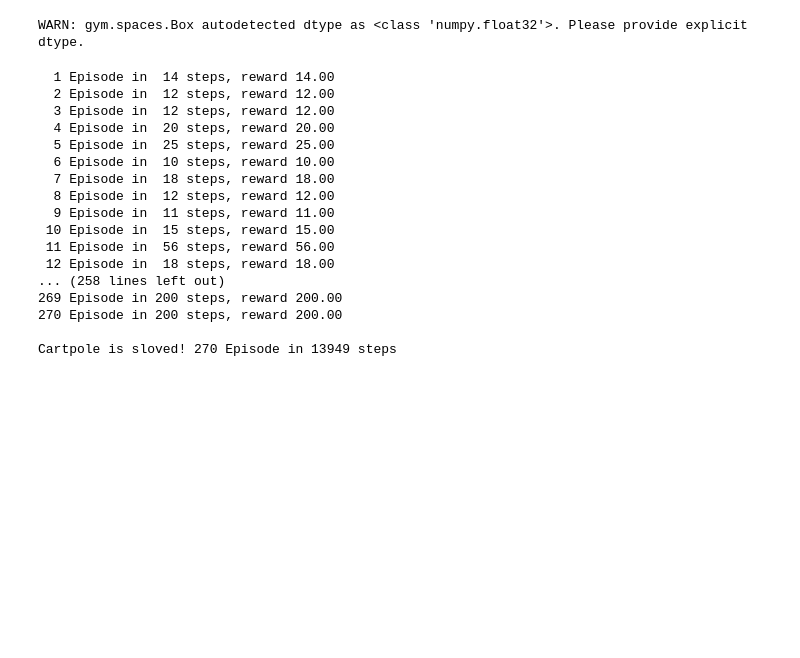
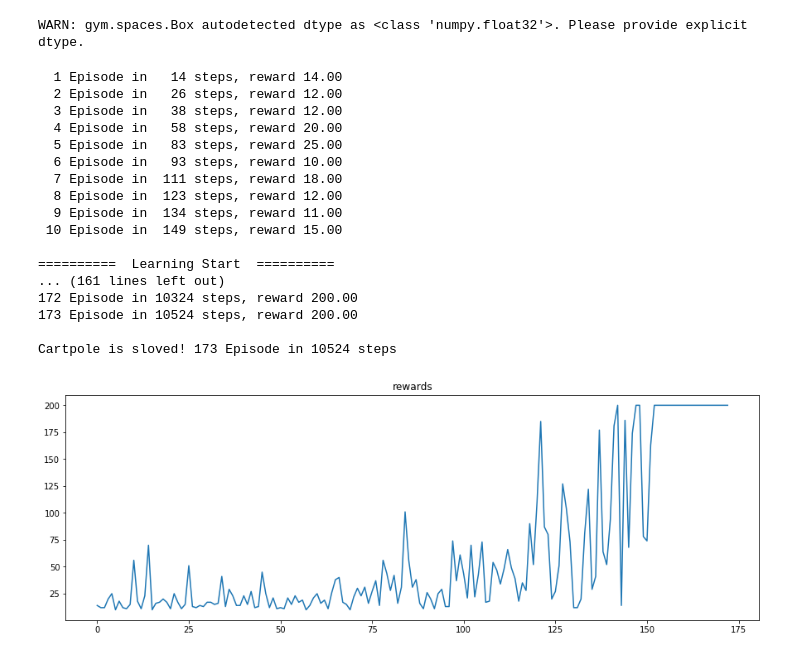
Before and after one commit to reinforcement-learning-kr/distributional_rl, a Jupyter notebook: C51/c51_dqn_cartpole_pytorch.ipynb, the cells around one changed output. Drawn from its saved outputs; the diff is of its cells as text; code cells hidden in the pictures; blank space fills up the shorter version.

Commit message:
Change visual package to matplotlib

```diff
--- a/C51/c51_dqn_cartpole_pytorch.ipynb
+++ b/C51/c51_dqn_cartpole_pytorch.ipynb
@@ -165,9 +157,9 @@ target_net = deepcopy(net)
 WARN: gym.spaces.Box autodetected dtype as <class 'numpy.float32'>. Please provide explicit dtype.
 # %%
 # play
-n_episodes = 500
+n_episodes = 200
 memory_size = 10000
-learn_start = 2000
+learn_start = 200
 update_frq = 1
 epsilon = 1.0
 eps_min = 0.02
@@ -183,7 +175,6 @@ rep_memory = deque(maxlen=memory_size)
 for i in range(n_episodes):
     obs = env.reset()
     ep_reward = 0
-    ep_steps = 0
     while True:
         env.render()
         # epsilon greedy
@@ -205,12 +196,7 @@ for i in range(n_episodes):
 
         obs = _obs
         ep_reward += reward
-        ep_steps += 1
         total_steps += 1
-
-        # tensorboard
-        if USE_TENSORBOARD:
-            writer.add_scalar('reward', ep_reward, i + 1)
 
         # learning
         if len(rep_memory) >= learn_start:
@@ -218,7 +204,6 @@ for i in range(n_episodes):
                 is_learned = True
                 print('\n==========  Learning Start  ==========')
             train(net, target_net, rep_memory)
-
             # epsilon decay
             epsilon -= 1 / 10**4
             epsilon = max(eps_min, epsilon)
@@ -226,7 +211,7 @@ for i in range(n_episodes):
         if done:
             rewards.append(ep_reward)
             n_dones += 1
-            print('{:3} Episode in {:3} steps, reward {:.2f}'.format(i + 1, ep_steps, ep_reward))
+            print('{:3} Episode in {:4} steps, reward {:.2f}'.format(i + 1, total_steps, ep_reward))
             if is_learned:
                 # sync target net
                 if n_dones % update_frq == 0:
@@ -244,20 +229,27 @@ for i in range(n_episodes):
 
 env.close()
 # %% [output]
-  1 Episode in  14 steps, reward 14.00
-  2 Episode in  12 steps, reward 12.00
-  3 Episode in  12 steps, reward 12.00
-  4 Episode in  20 steps, reward 20.00
-  5 Episode in  25 steps, reward 25.00
-  6 Episode in  10 steps, reward 10.00
-  7 Episode in  18 steps, reward 18.00
-  8 Episode in  12 steps, reward 12.00
-  9 Episode in  11 steps, reward 11.00
- 10 Episode in  15 steps, reward 15.00
- 11 Episode in  56 steps, reward 56.00
- 12 Episode in  18 steps, reward 18.00
-... (258 lines left out)
-269 Episode in 200 steps, reward 200.00
-270 Episode in 200 steps, reward 200.00
+  1 Episode in   14 steps, reward 14.00
+  2 Episode in   26 steps, reward 12.00
+  3 Episode in   38 steps, reward 12.00
+  4 Episode in   58 steps, reward 20.00
+  5 Episode in   83 steps, reward 25.00
+  6 Episode in   93 steps, reward 10.00
+  7 Episode in  111 steps, reward 18.00
+  8 Episode in  123 steps, reward 12.00
+  9 Episode in  134 steps, reward 11.00
+ 10 Episode in  149 steps, reward 15.00
 
-Cartpole is sloved! 270 Episode in 13949 steps
+==========  Learning Start  ==========
+... (161 lines left out)
+172 Episode in 10324 steps, reward 200.00
+173 Episode in 10524 steps, reward 200.00
+
+Cartpole is sloved! 173 Episode in 10524 steps
+# %%
+plt.figure(figsize=(15, 5))
+plt.title('rewards')
+plt.plot(rewards)
+plt.show()
+# %% [output]
+[figure, added]
```
Also changed, not shown: parts of 3 cells of this notebook.
